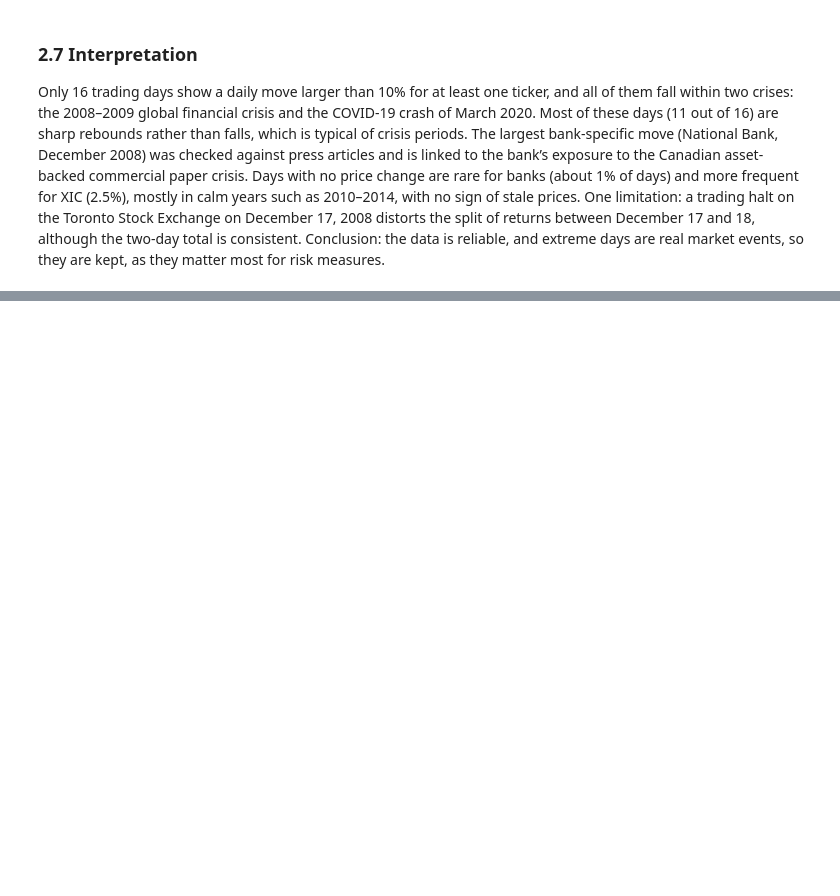
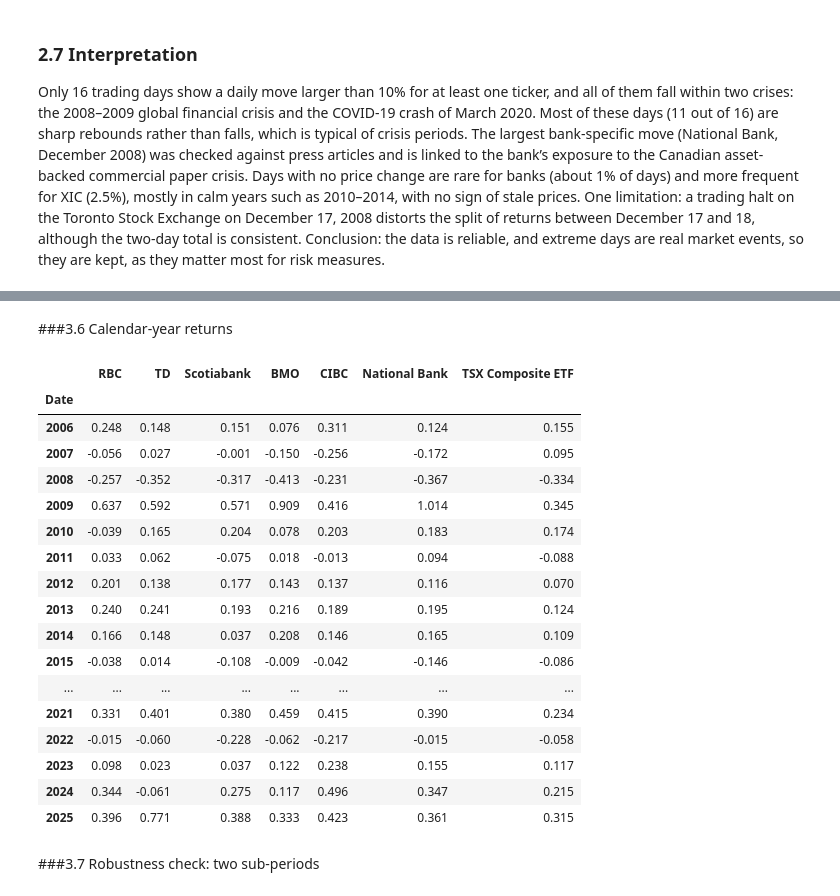
Before and after one commit to quentin-garcia-3b1724235/canadian-banks-portfolio-analysis, a Jupyter notebook: notebooks/canadian_banks_analysis.ipynb, the cells around one changed output, grey strips where cells are left out. Cells and saved outputs as stored; diff of their text form; code cells hidden in the pictures; blank space fills up the shorter version.

```diff
--- a/notebooks/canadian_banks_analysis.ipynb
+++ b/notebooks/canadian_banks_analysis.ipynb
@@ -323,0 +445,26 @@ Only 16 trading days show a daily move larger than 10% for at least one ticker,
+# %% [markdown]
+###3.6 Calendar-year returns
+# %%
+annual_returns = (1 + simple_returns).groupby(simple_returns.index.year).prod() - 1
+annual_returns.rename(columns=NAMES).round(3)
+# %% [output]
+|  | RBC | TD | Scotiabank | BMO | CIBC | National Bank | TSX Composite ETF |
+| Date |  |  |  |  |  |  |  |
+| 2006 | 0.248 | 0.148 | 0.151 | 0.076 | 0.311 | 0.124 | 0.155 |
+| 2007 | -0.056 | 0.027 | -0.001 | -0.150 | -0.256 | -0.172 | 0.095 |
+| 2008 | -0.257 | -0.352 | -0.317 | -0.413 | -0.231 | -0.367 | -0.334 |
+| 2009 | 0.637 | 0.592 | 0.571 | 0.909 | 0.416 | 1.014 | 0.345 |
+| 2010 | -0.039 | 0.165 | 0.204 | 0.078 | 0.203 | 0.183 | 0.174 |
+| 2011 | 0.033 | 0.062 | -0.075 | 0.018 | -0.013 | 0.094 | -0.088 |
+| 2012 | 0.201 | 0.138 | 0.177 | 0.143 | 0.137 | 0.116 | 0.070 |
+| 2013 | 0.240 | 0.241 | 0.193 | 0.216 | 0.189 | 0.195 | 0.124 |
+| 2014 | 0.166 | 0.148 | 0.037 | 0.208 | 0.146 | 0.165 | 0.109 |
+| 2015 | -0.038 | 0.014 | -0.108 | -0.009 | -0.042 | -0.146 | -0.086 |
+| ... | ... | ... | ... | ... | ... | ... | ... |
+| 2021 | 0.331 | 0.401 | 0.380 | 0.459 | 0.415 | 0.390 | 0.234 |
+| 2022 | -0.015 | -0.060 | -0.228 | -0.062 | -0.217 | -0.015 | -0.058 |
+| 2023 | 0.098 | 0.023 | 0.037 | 0.122 | 0.238 | 0.155 | 0.117 |
+| 2024 | 0.344 | -0.061 | 0.275 | 0.117 | 0.496 | 0.347 | 0.215 |
+| 2025 | 0.396 | 0.771 | 0.388 | 0.333 | 0.423 | 0.361 | 0.315 |
+# %% [markdown]
+###3.7 Robustness check: two sub-periods
```
Also changed, not shown: parts of 17 cells of this notebook.
